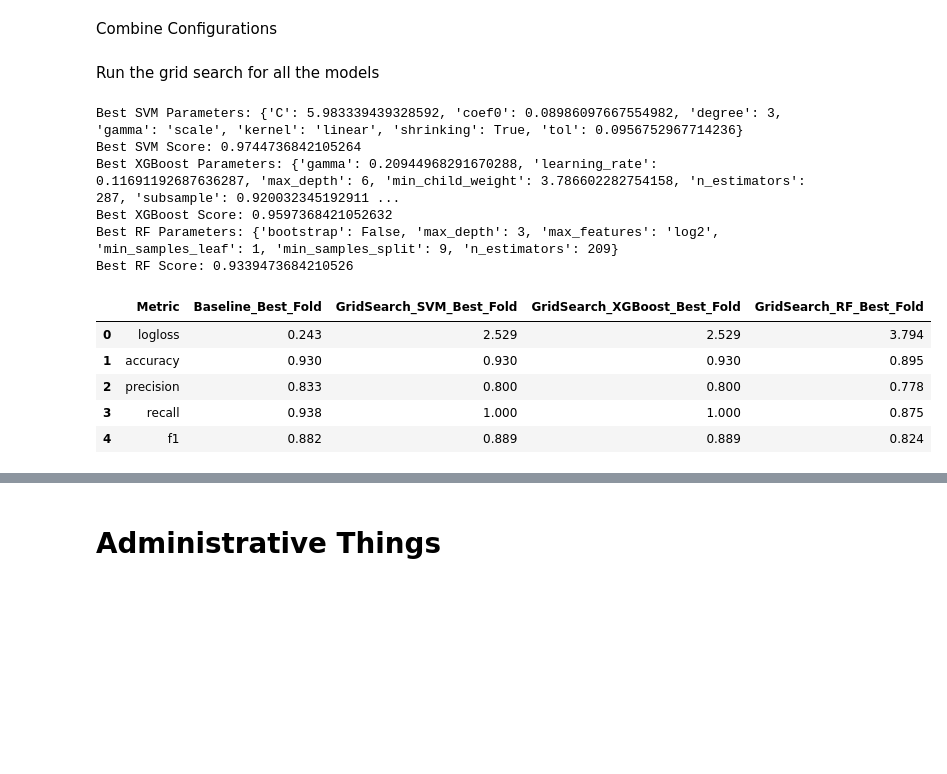
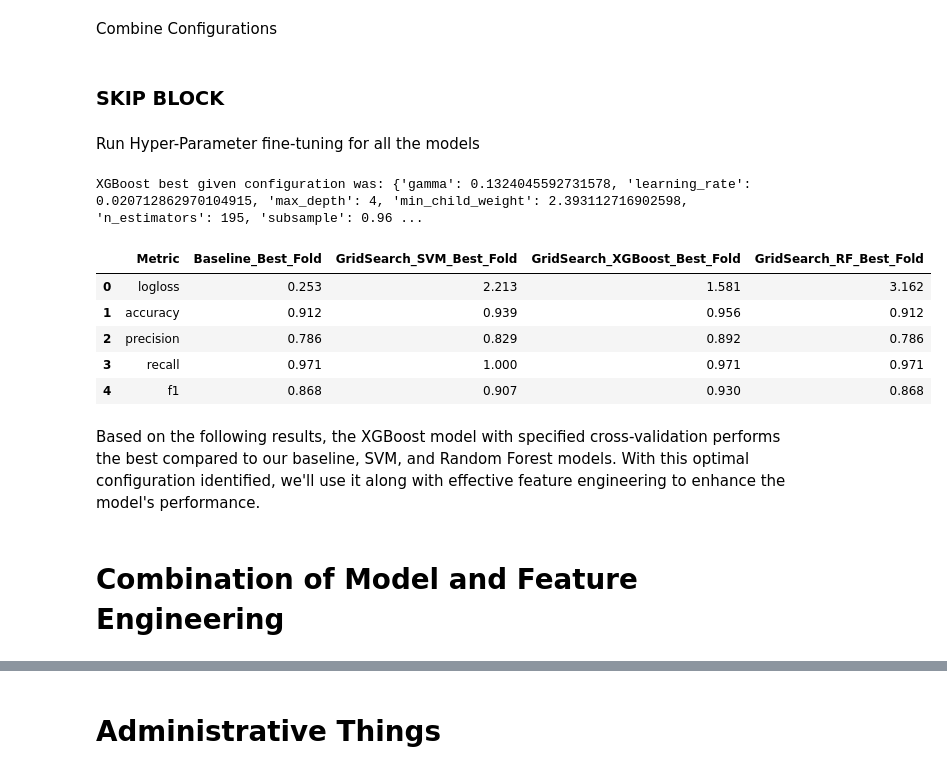
Before and after one commit to Haimzis/KaggleBreastCancerDetection, a Jupyter notebook: pipeline.ipynb, the cells around one changed output, grey strips where cells are left out. Cells and saved outputs as stored; diff of their text form; code cells hidden in the pictures; blank space fills up the shorter version.

```diff
--- a/pipeline.ipynb
+++ b/pipeline.ipynb
@@ -905,7 +893,7 @@ svm_conf = {
     'param_dict': {
         'C': uniform(0.01, 10),
         'kernel': ['linear', 'rbf'],
-        'degree': randint(1, 5),
+        'degree': randint(1, 10),
         'gamma': ['scale', 'auto'],
         'coef0': uniform(0, 10),
         'shrinking': [True, False],
@@ -923,40 +911,59 @@ gs_conf = {
     'XGBoost': xgboost_conf,
     'RF': rf_conf
 }
+# %% [markdown]
+### SKIP BLOCK
+# %%
+best_configurations = {
+    'SVM': {'C': 8.129477481319464, 'coef0': 6.1252533932455835, 'degree': 9, 'gamma': 'scale', 'kernel': 'linear', 'shrinking': False, 'tol': 0.08111621007989843},
+    'XGBoost': {'gamma': 0.1324045592731578, 'learning_rate': 0.020712862970104915, 'max_depth': 4, 'min_child_weight': 2.393112716902598, 'n_estimators': 195, 'subsample': 0.9610919429456551},
+    'RF': {'bootstrap': True, 'max_depth': 3, 'max_features': 'log2', 'min_samples_leaf': 1, 'min_samples_split': 5, 'n_estimators': 100}
+}
+
+best_cv_model = list(gs_conf.keys())[1]
+
+comparison_df_text = """Metric 	Baseline_Best_Fold 	GridSearch_SVM_Best_Fold 	GridSearch_XGBoost_Best_Fold 	GridSearch_RF_Best_Fold
+0 	logloss 	0.253 	2.213 	1.581 	3.162
+1 	accuracy 	0.912 	0.939 	0.956 	0.912
+2 	precision 	0.786 	0.829 	0.892 	0.786
+3 	recall 	0.971 	1.000 	0.971 	0.971
+4 	f1 	0.868 	0.907 	0.930 	0.868"""
+
+
+comparison_df = pd.read_csv(StringIO(comparison_df_text), sep=r'\s+')
 # %% [markdown]
-Run the grid search for all the models
+Run Hyper-Parameter fine-tuning for all the models
 # %%
-metrics_results = [baseline_metrics[['Metric', 'Best_Fold_on_Test']]]
+if not SKIP_MODELS_HYPERPARAMETERS_FINETUNE:
+  # Run hyperparameters finetuning for our chosen models
+  metrics_results = [baseline_metrics[['Metric', 'Best_Fold_on_Test']]]
+  best_configurations = {name: None for name in gs_conf.keys()}
+  cv = StratifiedKFold(n_splits=10, shuffle=True, random_state=SEED)
 
-cv = StratifiedKFold(n_splits=10, shuffle=True, random_state=SEED)
-for m_name, m_conf in gs_conf.items():
-    random_search = RandomizedSearchCV(estimator=m_conf['model'], param_distributions=m_conf['param_dict'], scoring='recall', cv=cv, n_iter=20, random_state=SEED, n_jobs=-1)
-    m_conf['random_result'] = random_search.fit(X_train, Y_train)
+  for m_name, m_conf in gs_conf.items():
+      random_search = RandomizedSearchCV(estimator=m_conf['model'], param_distributions=m_conf['param_dict'], scoring=METRIC_CRITERIA, cv=cv, n_iter=10, random_state=SEED, n_jobs=-1)
 
-    print(f"Best {m_name} Parameters:", m_conf['random_result'].best_params_)
-    print(f"Best {m_name} Score:", m_conf['random_result'].best_score_)
+      m_conf['random_result'] = random_search.fit(X_train, Y_train)
+      best_configurations[m_name] = m_conf['random_result'].best_params_
 
-    # pred on test set using the model with the best parameters
-    Y_preds = m_conf['random_result'].predict(X_test)
+      # pred on test set using the model with the best parameters
+      best_model = random_search.best_estimator_
+      metrics_results.append(visualize_test_results(metrics_dict, X_test, Y_test, best_model))
 
-    # calculate evaluation metrics
-    score_on_test = [round(f(Y_test, Y_preds), METRIC_FP_PRECISION) for f in metrics_dict.values()]
+  # compare to baseline model
+  comparison_df = compare_models(metrics_results, ['Baseline'] + [f'GridSearch_{m_name}' for m_name in gs_conf])
 
-    # add to list of result dataframes
-    metrics_results.append(pd.DataFrame({'Metric': metrics_dict.keys(), 'Best_Fold_on_Test': score_on_test}))
-
-# compare to baseline model
-compare_models(metrics_results, ['Baseline'] + [f'GridSearch_{m_name}' for m_name in gs_conf])
+print(f'{best_cv_model} best given configuration was: {best_configurations[best_cv_model]}')
+display(comparison_df)
 # %% [output]
-Best SVM Parameters: {'C': 5.983339439328592, 'coef0': 0.08986097667554982, 'degree': 3, 'gamma': 'scale', 'kernel': 'linear', 'shrinking': True, 'tol': 0.0956752967714236}
-Best SVM Score: 0.9744736842105264
-Best XGBoost Parameters: {'gamma': 0.20944968291670288, 'learning_rate': 0.11691192687636287, 'max_depth': 6, 'min_child_weight': 3.786602282754158, 'n_estimators': 287, 'subsample': 0.920032345192911 ...
-Best XGBoost Score: 0.9597368421052632
-Best RF Parameters: {'bootstrap': False, 'max_depth': 3, 'max_features': 'log2', 'min_samples_leaf': 1, 'min_samples_split': 9, 'n_estimators': 209}
-Best RF Score: 0.9339473684210526
+XGBoost best given configuration was: {'gamma': 0.1324045592731578, 'learning_rate': 0.020712862970104915, 'max_depth': 4, 'min_child_weight': 2.393112716902598, 'n_estimators': 195, 'subsample': 0.96 ...
 |  | Metric | Baseline_Best_Fold | GridSearch_SVM_Best_Fold | GridSearch_XGBoost_Best_Fold | GridSearch_RF_Best_Fold |
-| 0 | logloss | 0.243 | 2.529 | 2.529 | 3.794 |
-| 1 | accuracy | 0.930 | 0.930 | 0.930 | 0.895 |
-| 2 | precision | 0.833 | 0.800 | 0.800 | 0.778 |
-| 3 | recall | 0.938 | 1.000 | 1.000 | 0.875 |
-| 4 | f1 | 0.882 | 0.889 | 0.889 | 0.824 |
+| 0 | logloss | 0.253 | 2.213 | 1.581 | 3.162 |
+| 1 | accuracy | 0.912 | 0.939 | 0.956 | 0.912 |
+| 2 | precision | 0.786 | 0.829 | 0.892 | 0.786 |
+| 3 | recall | 0.971 | 1.000 | 0.971 | 0.971 |
+| 4 | f1 | 0.868 | 0.907 | 0.930 | 0.868 |
+# %% [markdown]
+Based on the following results, the XGBoost model with specified cross-validation performs the best compared to our baseline, SVM, and Random Forest models. With this optimal configuration identified, we'll use it along with effective feature engineering to enhance the model's performance.
+# %% [markdown]
+# Combination of Model and Feature Engineering
```
Also changed, not shown: parts of 39 cells of this notebook.
